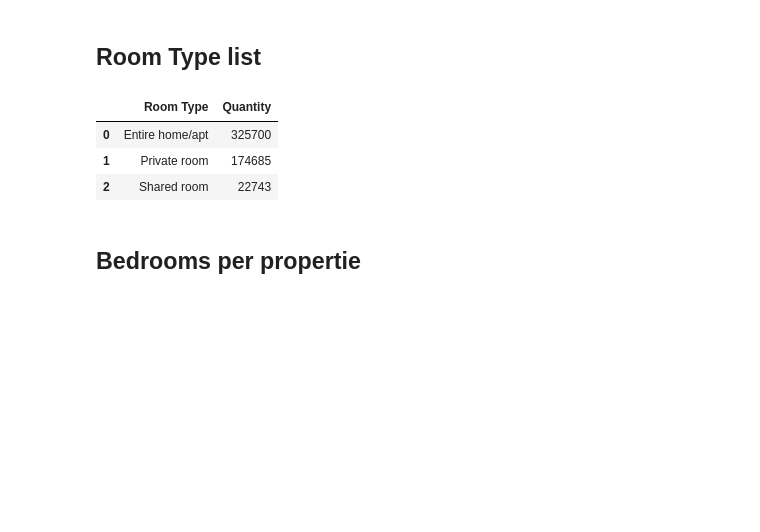
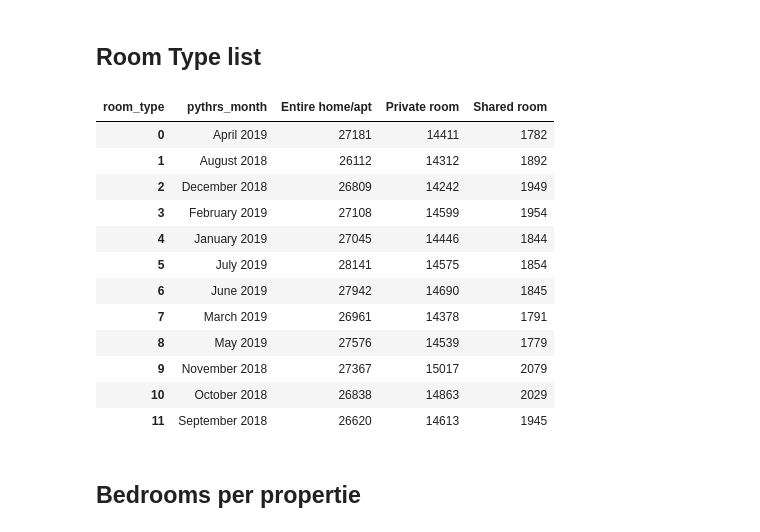
Before and after one commit to jorgelmarquez94/Project1, a Jupyter notebook: Airbnb_Front_End.ipynb, the cells around one changed output. Drawn from its saved outputs; the diff is of its cells as text; code cells hidden in the pictures; blank space fills up the shorter version.

```diff
--- a/Airbnb_Front_End.ipynb
+++ b/Airbnb_Front_End.ipynb
@@ -277,12 +322,21 @@ city.total_revenue('d')
 # %% [markdown]
 ## Room Type list
 # %%
-city.room_type()
+city.room_type([0,0],[0,0])
 # %% [output]
-|  | Room Type | Quantity |
-| 0 | Entire home/apt | 325700 |
-| 1 | Private room | 174685 |
-| 2 | Shared room | 22743 |
+| room_type | pythrs_month | Entire home/apt | Private room | Shared room |
+| 0 | April 2019 | 27181 | 14411 | 1782 |
+| 1 | August 2018 | 26112 | 14312 | 1892 |
+| 2 | December 2018 | 26809 | 14242 | 1949 |
+| 3 | February 2019 | 27108 | 14599 | 1954 |
+| 4 | January 2019 | 27045 | 14446 | 1844 |
+| 5 | July 2019 | 28141 | 14575 | 1854 |
+| 6 | June 2019 | 27942 | 14690 | 1845 |
+| 7 | March 2019 | 26961 | 14378 | 1791 |
+| 8 | May 2019 | 27576 | 14539 | 1779 |
+| 9 | November 2018 | 27367 | 15017 | 2079 |
+| 10 | October 2018 | 26838 | 14863 | 2029 |
+| 11 | September 2018 | 26620 | 14613 | 1945 |
 # %% [markdown]
 ## Bedrooms per propertie
 # %%
```
Also changed, not shown: parts of 12 cells of this notebook.
